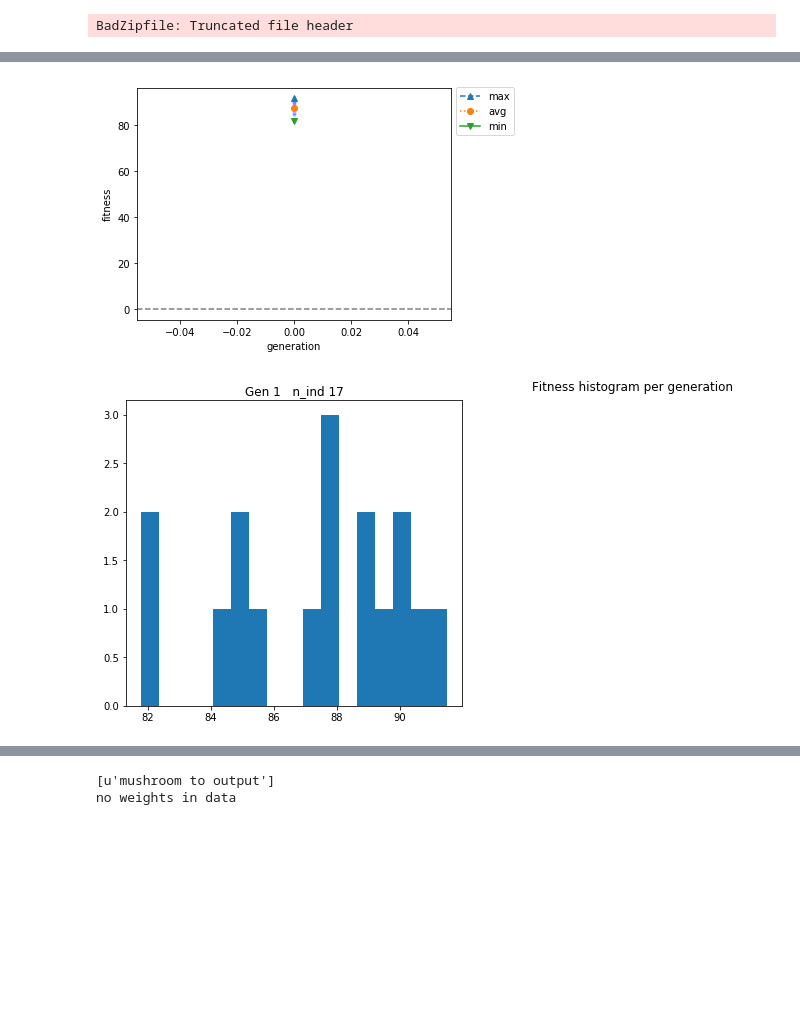
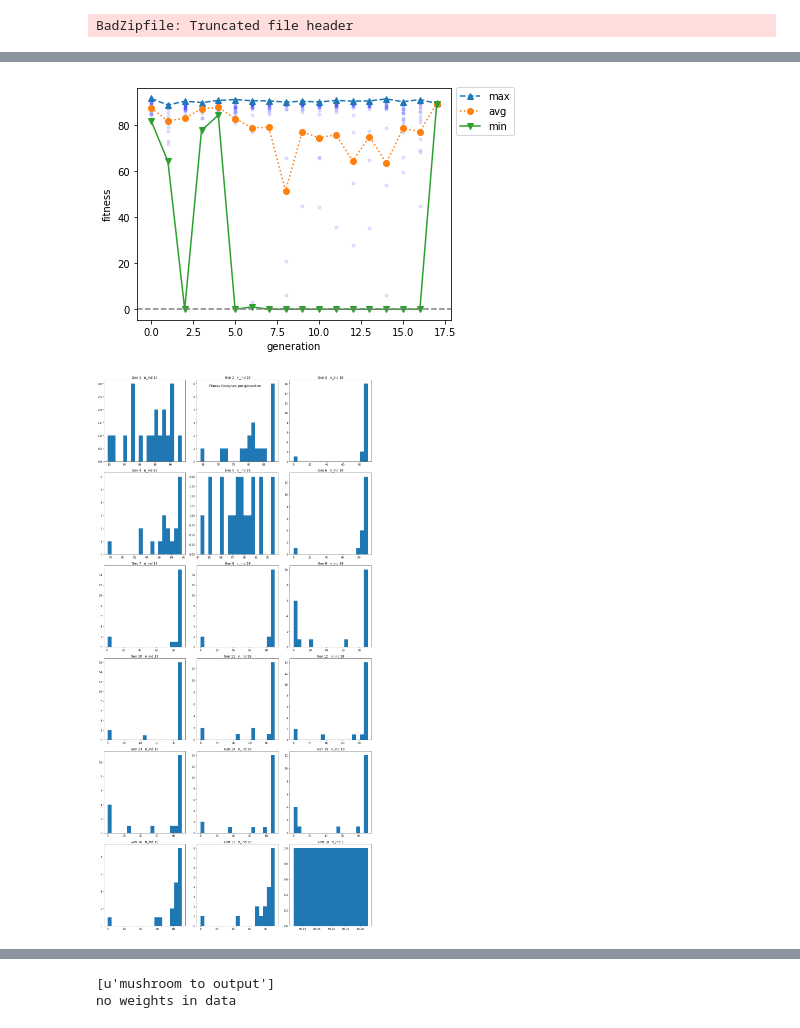
Before and after one commit to oyvinht/l2l-omniglot, a Jupyter notebook: see_results_contents.ipynb, the cells around one changed output, grey strips where cells are left out. Cells and saved outputs as stored; diff of their text form; code cells hidden in the pictures; blank space fills up the shorter version.

```diff
--- a/see_results_contents.ipynb
+++ b/see_results_contents.ipynb
@@ -202,7 +202,7 @@ print(in_labels)
 # %% [output]
 BadZipfile: Truncated file header
 # %%
-data = np.load('./run_results/data_gen0_ind0.npz')
+data = np.load('./L2L-OMNIGLOT/run_results/data_gen0_ind0.npz', allow_pickle=True)
 in_shape = data['params'].item()['sim']['input_shape']
 in_divs = data['params'].item()['sim']['input_divs']
 in_spikes = data['input'].item()['spikes']
@@ -212,7 +212,7 @@ count = 0
 start_t = 1400
 end_t = 1800
 start_t = 0
-end_t = 500
+end_t = 200
 start_idx = start_t // dt
 end_idx = end_t // dt
 plt.figure(figsize=(20, 10))
@@ -290,26 +290,26 @@ plt.tight_layout()
 plt.savefig("fitness_per_generation.pdf")
 plt.show()
 # %% [output]
-[figure, old version]
+[figure, new version]
 # %%
 n_ind = len(fitnesses[0])
 epochs = len(fitnesses)
 ncols = 3
 nrows =  epochs//ncols + int(epochs % ncols > 0)
 fw = 5
 fig = plt.figure(figsize=(fw*ncols, fw*nrows))
-plt.suptitle("Fitness histogram per generation")
+plt.suptitle("Fitness histogram per generation\n")
 for g in fitnesses:
-    if len(fitnesses[g]) < n_ind:
-        continue
+#     if len(fitnesses[g]) < n_ind:
+#         continue
     ax = plt.subplot(nrows, ncols, g+1)
     ax.set_title("Gen %d   n_ind %d"%(g+1, len(fitnesses[g])))
     plt.hist(fitnesses[g], bins=len(fitnesses[g]))
 plt.tight_layout()
 plt.savefig("histogram_per_gen.pdf")
 plt.show()
 # %% [output]
-[figure, old version]
+[figure, new version]
 # %%
 data = np.load('./run_results/data_gen0_ind0.npz')
 data['params'].item()['ind']
```
Also changed, not shown: parts of 2 cells of this notebook, 3 other files.
